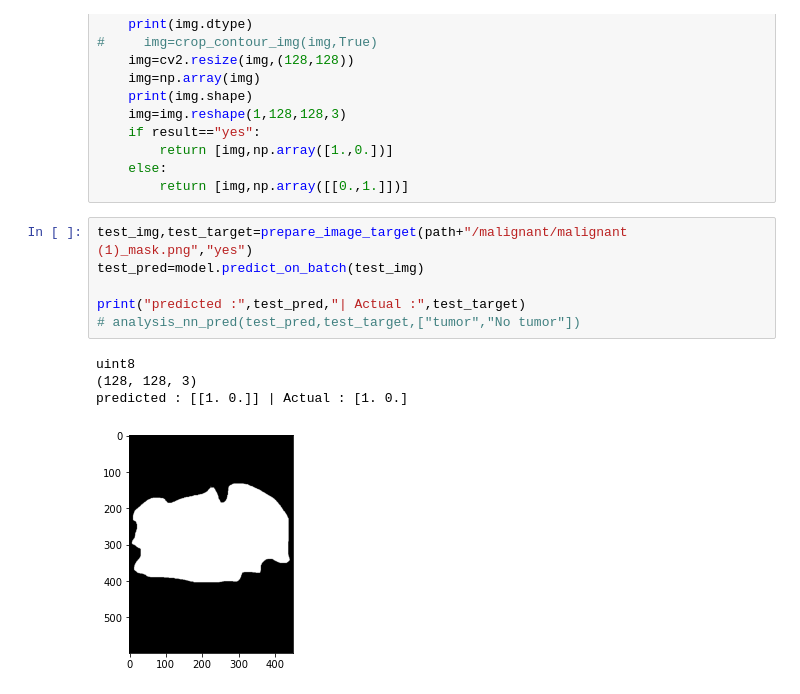
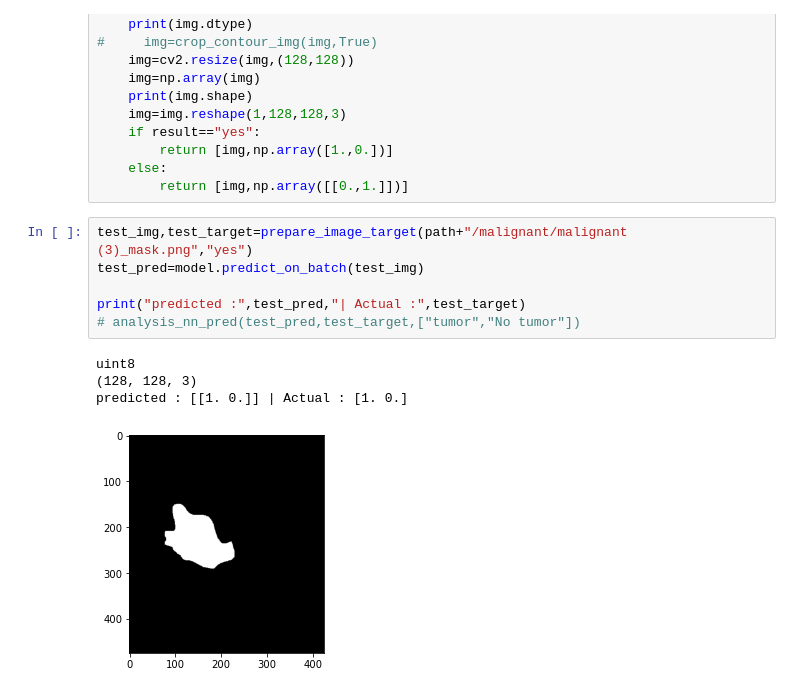
Before and after one commit to tirtharajsinha/Breast_cancer_detection_with_CNN, a Jupyter notebook: sub_code/model loader.ipynb, the cells around one changed output. Drawn from its saved outputs; the diff is of its cells as text.

```diff
--- a/sub_code/model loader.ipynb
+++ b/sub_code/model loader.ipynb
@@ -68,13 +68,13 @@ def prepare_image_target(path,result):
     else:
         return [img,np.array([[0.,1.]])]
 # %%
-test_img,test_target=prepare_image_target(path+"/malignant/malignant (1)_mask.png","yes")
+test_img,test_target=prepare_image_target(path+"/malignant/malignant (3)_mask.png","yes")
 test_pred=model.predict_on_batch(test_img)
 
 print("predicted :",test_pred,"| Actual :",test_target)
 # analysis_nn_pred(test_pred,test_target,["tumor","No tumor"])
 # %% [output]
 uint8
 (128, 128, 3)
 predicted : [[1. 0.]] | Actual : [1. 0.]
-[figure, old version]
+[figure, new version]
```
Also changed, not shown: parts of 2 cells of this notebook, 6 other files.
